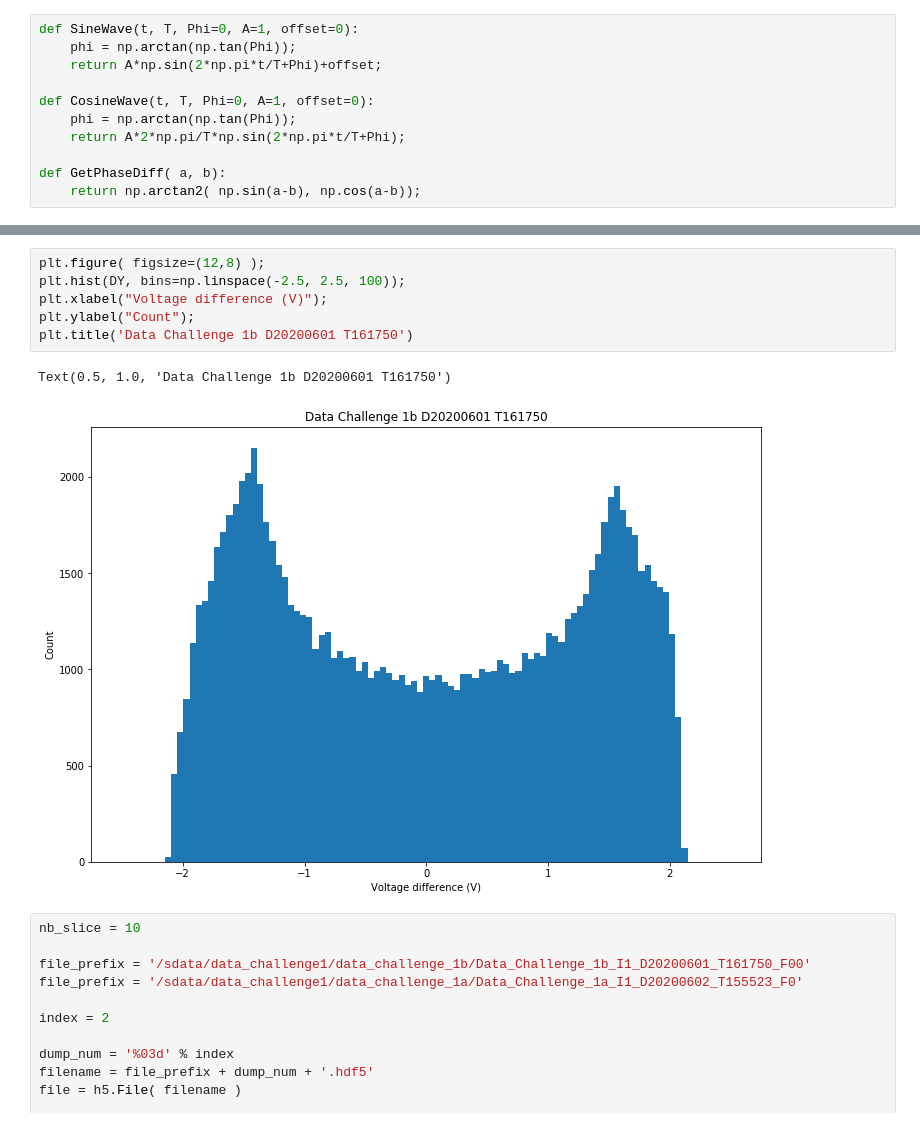
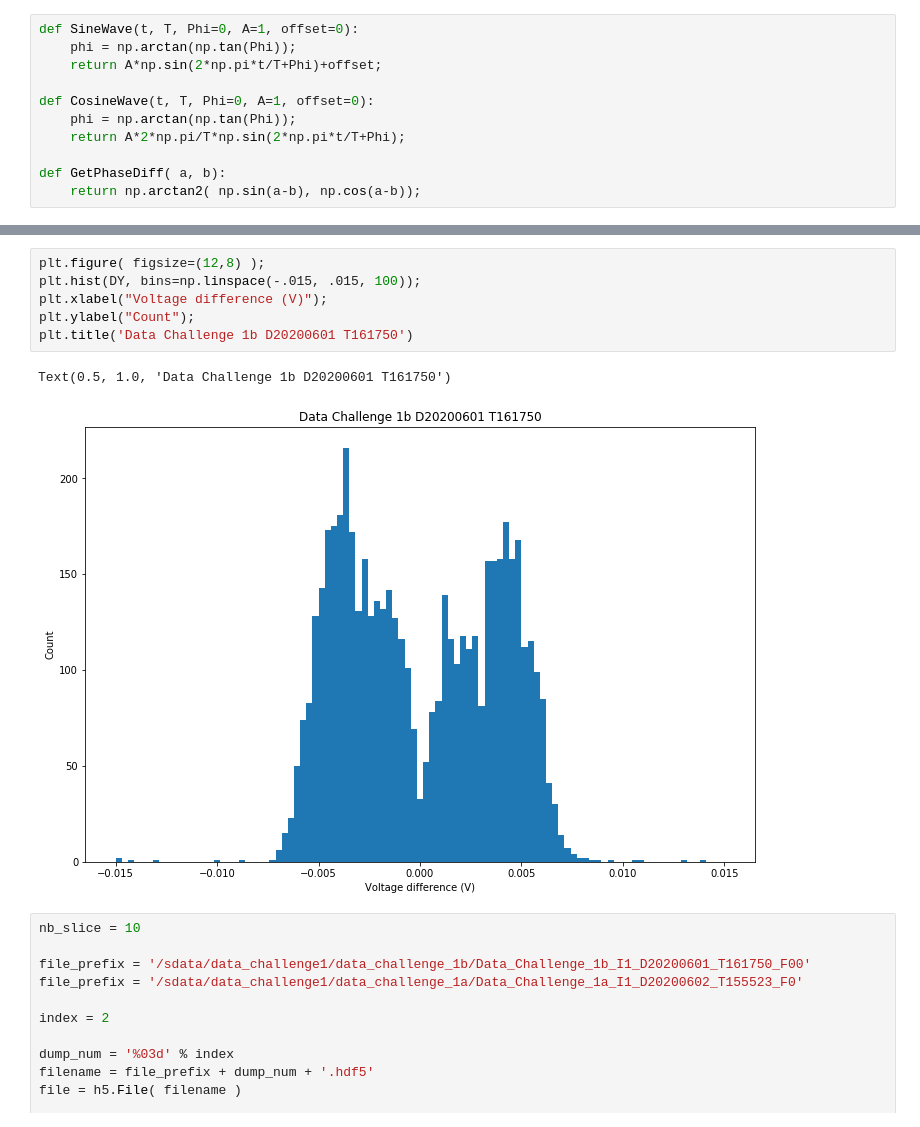
Before and after one commit to suerfu/nidaq, a Jupyter notebook: notebook/data_challeng_1a.ipynb, the cells around one changed output, grey strips where cells are left out. Cells and saved outputs as stored; diff of their text form.

```diff
--- a/notebook/data_challeng_1a.ipynb
+++ b/notebook/data_challeng_1a.ipynb
@@ -68,13 +68,13 @@ for index in range(1,11):
     file.close()
 # %%
 plt.figure( figsize=(12,8) );
-plt.hist(DY, bins=np.linspace(-2.5, 2.5, 100));
+plt.hist(DY, bins=np.linspace(-.015, .015, 100));
 plt.xlabel("Voltage difference (V)");
 plt.ylabel("Count");
 plt.title('Data Challenge 1b D20200601 T161750')
 # %% [output]
 Text(0.5, 1.0, 'Data Challenge 1b D20200601 T161750')
-[figure, old version]
+[figure, new version]
 # %%
 nb_slice = 10
 
```
Also changed, not shown: parts of 2 cells of this notebook, 2 other files.
